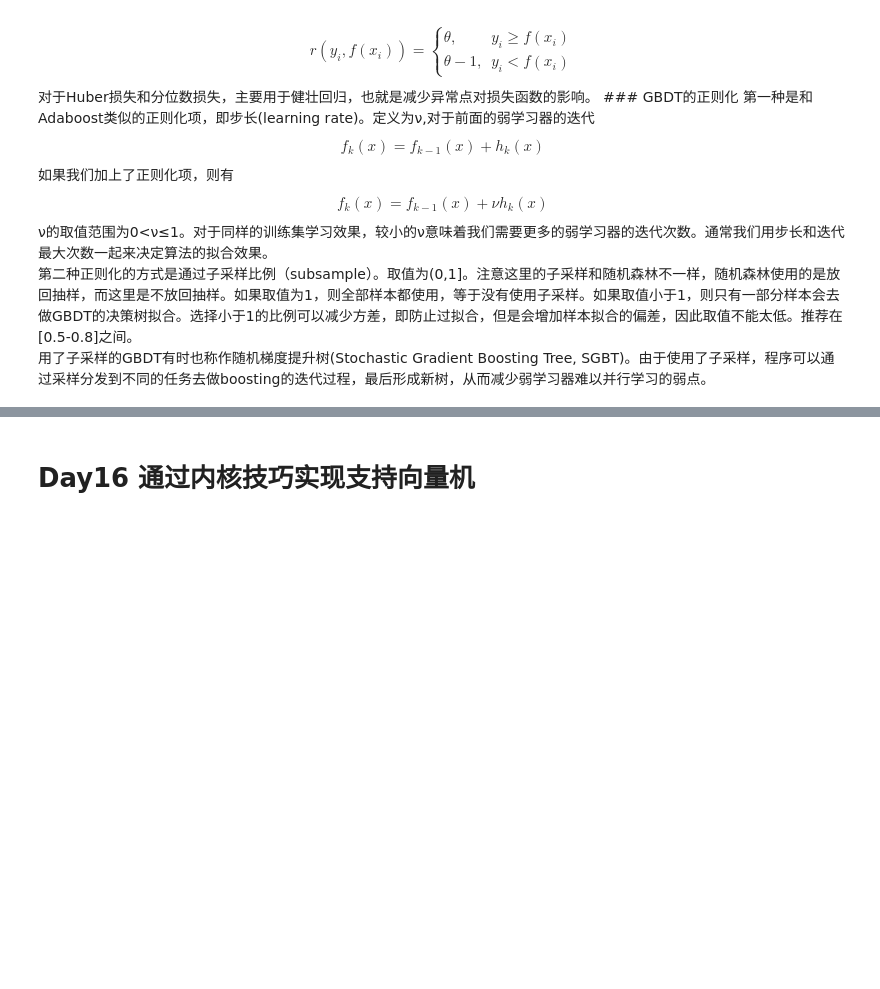
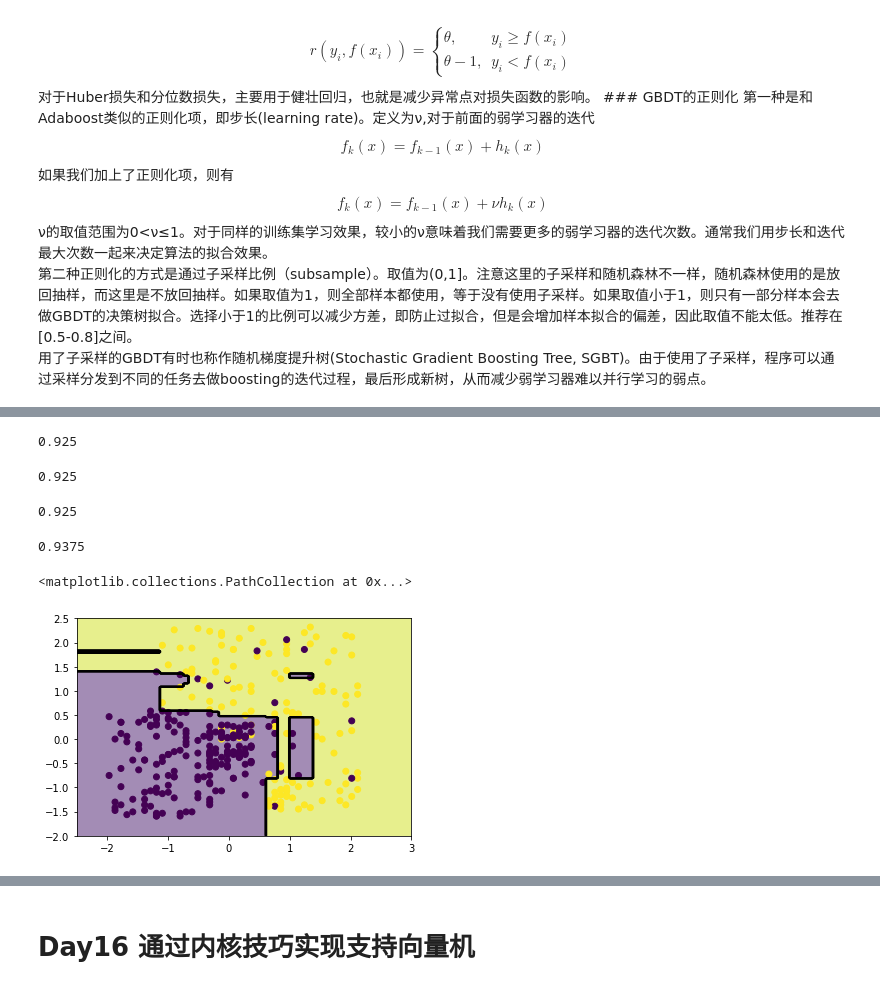
Before and after one commit to barrricade/pandas-learn, a Jupyter notebook: demo/100-Days-Of-ML.ipynb, the cells around one changed output, grey strips where cells are left out. Drawn from its saved outputs; the diff is of its cells as text; code cells hidden in the pictures; blank space fills up the shorter version.

```diff
--- a/demo/100-Days-Of-ML.ipynb
+++ b/demo/100-Days-Of-ML.ipynb
@@ -757,0 +934,68 @@ $$f_k(x)=f_{k−1}(x)+νh_k(x)$$
+# %%
+GBoost = GradientBoostingClassifier(criterion='friedman_mse', init=None,
+               learning_rate=0.1, loss='deviance', max_depth=4,
+               max_features=None, max_leaf_nodes=None,
+               min_impurity_decrease=0.0, min_impurity_split=None,
+               min_samples_leaf=11, min_samples_split=39,
+               min_weight_fraction_leaf=0.0, n_estimators=16,
+               presort='auto', random_state=None, subsample=1, verbose=0,
+               warm_start=False)
+GBoost.fit(x_train,y_train)
+GBoost.score(x_test,y_test)
+# %% [output]
+0.925
+# %%
+#现在我们基本已经得到我们所有调优的参数结果了。这时我们可以减半步长，最大迭代次数加倍来增加我们模型的泛化能力。再次拟合我们的模型：
+GBoost = GradientBoostingClassifier(criterion='friedman_mse', init=None,
+               learning_rate=0.05, loss='deviance', max_depth=4,
+               max_features=None, max_leaf_nodes=None,
+               min_impurity_decrease=0.0, min_impurity_split=None,
+               min_samples_leaf=11, min_samples_split=39,
+               min_weight_fraction_leaf=0.0, n_estimators=32,
+               presort='auto', random_state=None, subsample=1, verbose=0,
+               warm_start=False)
+GBoost.fit(x_train,y_train)
+GBoost.score(x_test,y_test)
+# %% [output]
+0.925
+# %%
+#下面我们继续将步长缩小5倍，最大迭代次数增加5倍，继续拟合我们的模型：
+GBoost = GradientBoostingClassifier(criterion='friedman_mse', init=None,
+               learning_rate=0.01, loss='deviance', max_depth=4,
+               max_features=None, max_leaf_nodes=None,
+               min_impurity_decrease=0.0, min_impurity_split=None,
+               min_samples_leaf=11, min_samples_split=39,
+               min_weight_fraction_leaf=0.0, n_estimators=160,
+               presort='auto', random_state=None, subsample=1, verbose=0,
+               warm_start=False)
+GBoost.fit(x_train,y_train)
+GBoost.score(x_test,y_test)
+# %% [output]
+0.925
+# %%
+#在减半learning_rate,加倍迭代轮数
+GBoost = GradientBoostingClassifier(criterion='friedman_mse', init=None,
+               learning_rate=0.02, loss='deviance', max_depth=4,
+               max_features=None, max_leaf_nodes=None,
+               min_impurity_decrease=0.0, min_impurity_split=None,
+               min_samples_leaf=11, min_samples_split=39,
+               min_weight_fraction_leaf=0.0, n_estimators=250,
+               presort='auto', random_state=None, subsample=1, verbose=0,
+               warm_start=False)
+GBoost.fit(x_train,y_train)
+y_pred = GBoost.predict(x_test)
+GBoost.score(x_test,y_test)
+# %% [output]
+0.9375
+# %%
+import matplotlib.pyplot as plt
+X,Y = np.mgrid[-2.5:3:200j,-2:2.5:200j]
+Z = GBoost.predict(np.c_[X.ravel(), Y.ravel()])
+Z = Z.reshape(X.shape)
+plt.figure()
+plt.contourf(X, Y, Z, alpha=0.5)
+plt.contour(X,Y,Z,colors=['k'],linestyles=['-'])
+plt.scatter(x_train[:, 0] ,x_train[:, 1], c=y_train)
+# %% [output]
+<matplotlib.collections.PathCollection at 0x...>
+[figure, added]
```
Also changed, not shown: parts of 10 cells of this notebook.
